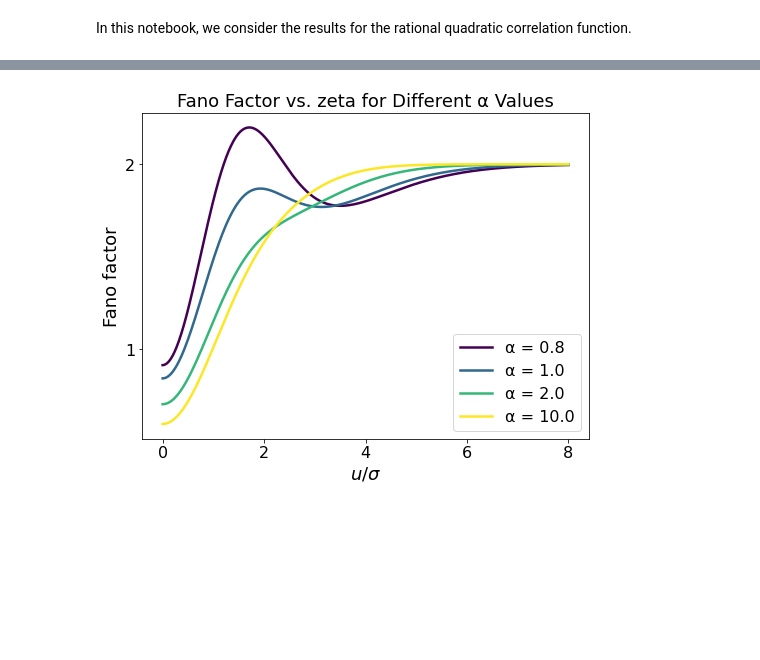
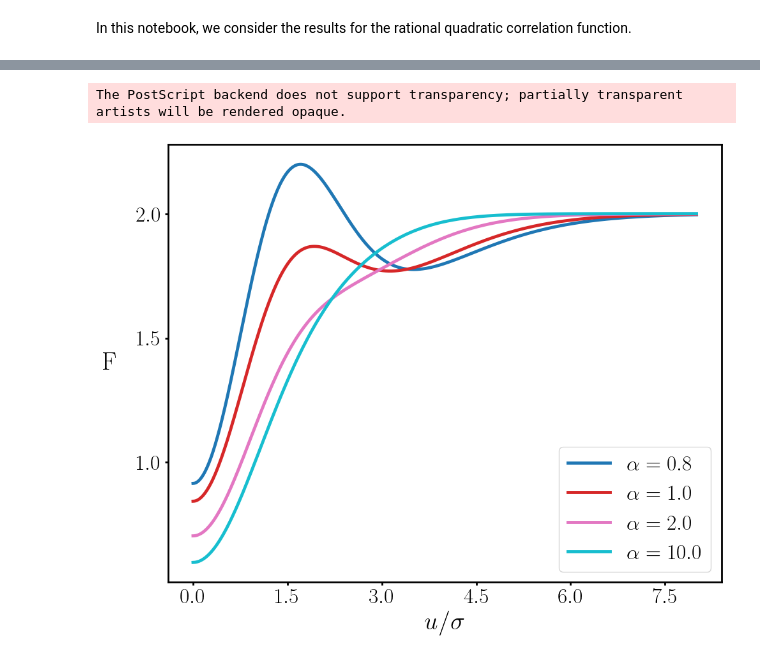
Before and after one commit to shivangrawat/gaussian-crossings, a Jupyter notebook: examples/rational_quadratic/rational_quadratic.ipynb, the cells around one changed output, grey strips where cells are left out. Drawn from its saved outputs; the diff is of its cells as text; code cells hidden in the pictures; blank space fills up the shorter version.

Commit message:
added tex plotting for phase diagram plots

```diff
--- a/examples/rational_quadratic/rational_quadratic.ipynb
+++ b/examples/rational_quadratic/rational_quadratic.ipynb
@@ -20,16 +27,23 @@ ModelClass = formula.GaussianUpCrossingsDimless
 
 mean_rate_method = f"{crossing_type}_mean_rate"
 fano_method = f"{crossing_type}_fano_factor_CLT"
+# %%
+if crossing_type == "downcrossing":
+    fano_label = r'$\mathrm{F}^\downarrow$'
+elif crossing_type == "upcrossing":
+    fano_label = r'$\mathrm{F}^\uparrow$'
+else:
+    fano_label = r'$\mathrm{F}$'
 # %%
 # Set simulation parameters.
 T = 100.0    # Total simulation time (e.g., 10 time units)
 alpha = 3/2  # Shape parameter controlling the relative weighting of different scales
 sigma = 1.0 # Standard deviation (amplitude) of the process
 # %%
-num_points_taus = 50
+num_points_taus = 100
 taus = torch.linspace(0.01, 1.0, num_points_taus)
 
-num_points_psi = 50
+num_points_psi = 100
 psi = torch.linspace(0.0, 3.0, num_points_psi)
 
 mean_rates = torch.zeros(num_points_taus, num_points_psi)
@@ -41,4 +55,4 @@ for i in range(num_points_taus):
         tau = taus[i]
         model = ModelClass(r_func=process.r_rational_quadratic, u=u, tau=tau, sigma=sigma, alpha=alpha)
         mean_rates[i, j] = getattr(model, mean_rate_method)()
-        fano_factors[i, j] = getattr(model, fano_method)(epsilon_left=1e-2, epsilon_right=1e-5)
+        fano_factors[i, j] = getattr(model, fano_method)(epsilon_left=1e-5, epsilon_right=1e-5)
@@ -155,45 +247,66 @@ plt.show()
 # %%
 # fano factor vs psi for different alpha values
 
 # Define the range for psi and the different alpha values
 psi = torch.linspace(0.0, 8.0, 500)
 alpha_values = [0.8, 1.0, 2.0, 10.0]  # You can specify any number of alpha values
 
 # Create a discrete colormap using viridis
-cmap = plt.get_cmap("viridis")
+cmap = plt.get_cmap("tab10")
 colors = cmap(np.linspace(0, 1, len(alpha_values)))
 
-plt.figure(figsize=(8, 6))
+axis_label_fontsize = 28 # Fontsize for x and y labels & titles
+tick_label_fontsize = 24 # Fontsize for tick labels & cbar labels/ticks
+num_x_ticks = 6          # Desired number of ticks on the x-axis
+num_y_ticks = 4          # Desired number of ticks on the y-axis
+tick_line_width = 2.0    # Thickness of tick lines
+spine_line_width = 2.0   # Thickness of plot border
+legend_fontsize = tick_label_fontsize # Match legend font size to tick labels
+
+plt.figure(figsize=(10, 8))
+ax = plt.gca()
+
 for idx, alpha in enumerate(alpha_values):
     fano_factors = torch.zeros_like(psi)
     for i in range(len(psi)):
         model = ModelClass(
             r_func=process.r_rational_quadratic,
             u=psi[i] * sigma,
             tau=1.0,
             sigma=sigma,
             alpha=alpha
         )
         fano_factors[i] = getattr(model, fano_method)()
-    plt.plot(psi.numpy(), fano_factors.numpy(), linewidth=2.5,
-             color=colors[idx], label=f'α = {alpha}')
+    ax.plot(psi.numpy(), fano_factors.numpy(), linewidth=3.5,
+             color=colors[idx], label=rf'$\alpha = {alpha}$')
 
-# Set font sizes for labels and title
-plt.xlabel(r'$u/\sigma$', fontsize=18)
-plt.ylabel('Fano factor', fontsize=18)
-plt.title('Fano Factor vs. psi for Different α Values', fontsize=18)
-plt.legend(fontsize=16)
+ax.set_xlabel(r'$u/\sigma$', fontsize=axis_label_fontsize) # Apply new font size
+ax.set_ylabel(fano_label, fontsize=axis_label_fontsize, rotation=0, va='center', labelpad=30) # Apply new font size and rotation
 
-# Get the current axis and update tick parameters
-ax = plt.gca()
-ax.tick_params(axis='both', which='major', labelsize=16)
+ax.legend(fontsize=legend_fontsize, loc='best')
 
-# Control the number of ticks on x and y axes:
-max_xticks = 5  # Maximum number of tick intervals on x-axis
-max_yticks = 5  # Maximum number of tick intervals on y-axis
-ax.xaxis.set_major_locator(mticker.MaxNLocator(nbins=max_xticks, integer=True))
-ax.yaxis.set_major_locator(mticker.MaxNLocator(nbins=max_yticks, integer=True))
+# Apply new tick locator, label size, and line width settings
+ax.xaxis.set_major_locator(plt.MaxNLocator(num_x_ticks)) # REPLACE original MaxNLocator call
+ax.yaxis.set_major_locator(plt.MaxNLocator(num_y_ticks)) # REPLACE original MaxNLocator call
+ax.tick_params(axis='both', which='major', labelsize=tick_label_fontsize, width=tick_line_width) # Apply new size and width
+
+# Apply new spine width settings
+ax.spines['top'].set_linewidth(spine_line_width)
+ax.spines['right'].set_linewidth(spine_line_width)
+ax.spines['bottom'].set_linewidth(spine_line_width)
+ax.spines['left'].set_linewidth(spine_line_width)
+
+#save the figure
+plt.tight_layout()
+folder_loc = f'../../figures/rational_quadratic/'
+os.makedirs(folder_loc, exist_ok=True)
+file_name = f'fano_factor_{crossing_type}_psi_alpha'
+file_save_path = os.path.join(folder_loc, file_name)
+plt.savefig(f'{file_save_path}.png', bbox_inches='tight', dpi=300)
+plt.savefig(f'{file_save_path}.svg', format='svg', bbox_inches='tight', dpi=300)
+plt.savefig(f'{file_save_path}.eps', format='eps', bbox_inches='tight', dpi=300)
 
 plt.show()
 # %% [output]
+The PostScript backend does not support transparency; partially transparent artists will be rendered opaque.
-[figure, old version]
+[figure, new version]
```
Also changed, not shown: parts of 6 cells of this notebook, 5 other files.
